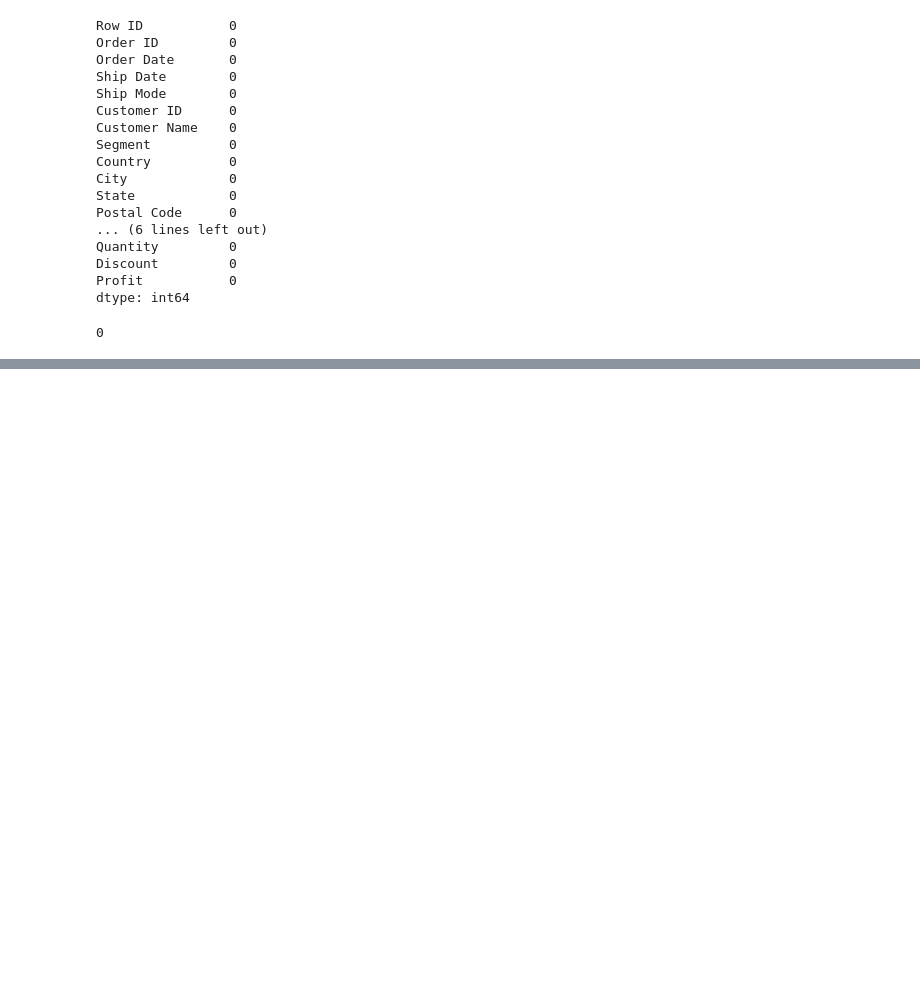
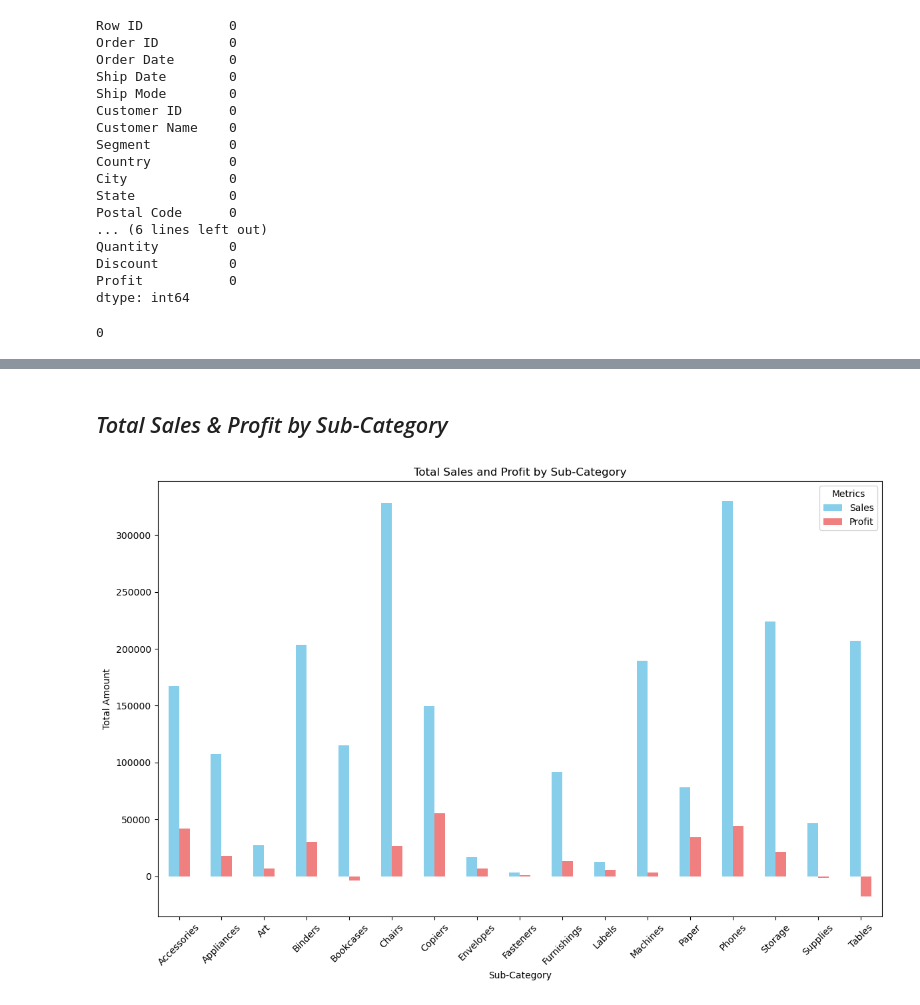
Before and after one commit to huseynaxmedov1999/Sales-and-Profit-Analysis, a Jupyter notebook: Sales and Profit Analysis.ipynb, the cells around one changed output, grey strips where cells are left out. Drawn from its saved outputs; the diff is of its cells as text; code cells hidden in the pictures; blank space fills up the shorter version.

```diff
--- a/Sales and Profit Analysis.ipynb
+++ b/Sales and Profit Analysis.ipynb
@@ -89,0 +137,14 @@ df.duplicated().sum()
+# %% [markdown]
+## *Total Sales & Profit by Sub-Category*
+# %%
+Sum_of_Sales_Profit_by_Sub_Category = df.groupby('Sub-Category').agg({'Sales':'sum', 'Profit': 'sum'}) # Group by 'Sub-Category' and calculate total sales and profit for each sub-category
+Sum_of_Sales_Profit_by_Sub_Category.plot(kind='bar', figsize=(12, 8),color=['skyblue', 'lightcoral']) # Create a bar plot to visualize total sales and profit by sub-category
+plt.title('Total Sales and Profit by Sub-Category') # Set the title of the plot
+plt.xlabel('Sub-Category') # Set the x-axis label
+plt.ylabel('Total Amount') # Set the y-axis label
+plt.xticks(rotation=45) # Rotate x-axis labels for better readability
+plt.legend(title='Metrics') # Add a legend with the title 'Metrics'
+plt.tight_layout() # Adjust layout to prevent overlap
+plt.show() # Display the plot
+# %% [output]
+[figure, added]
```
Also changed, not shown: parts of 23 cells of this notebook.
